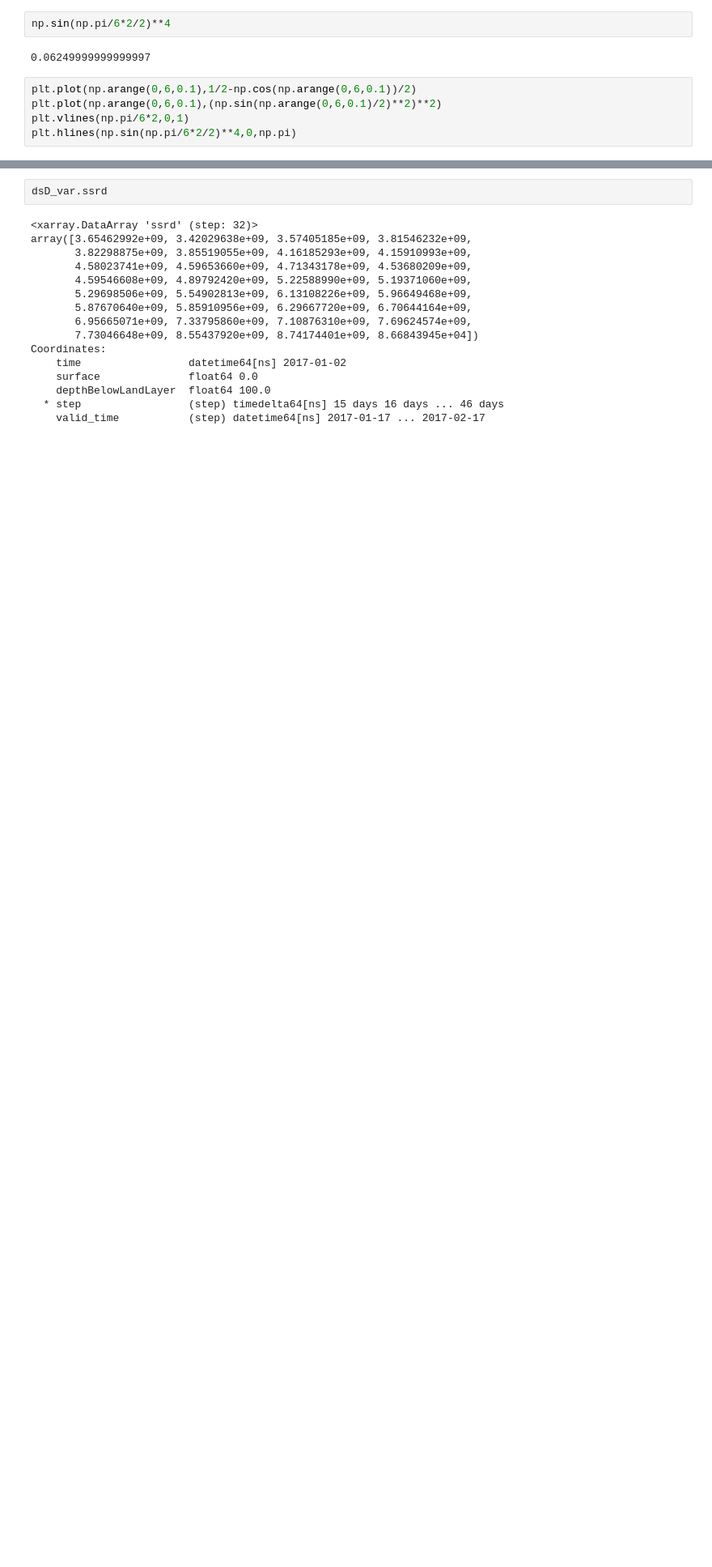
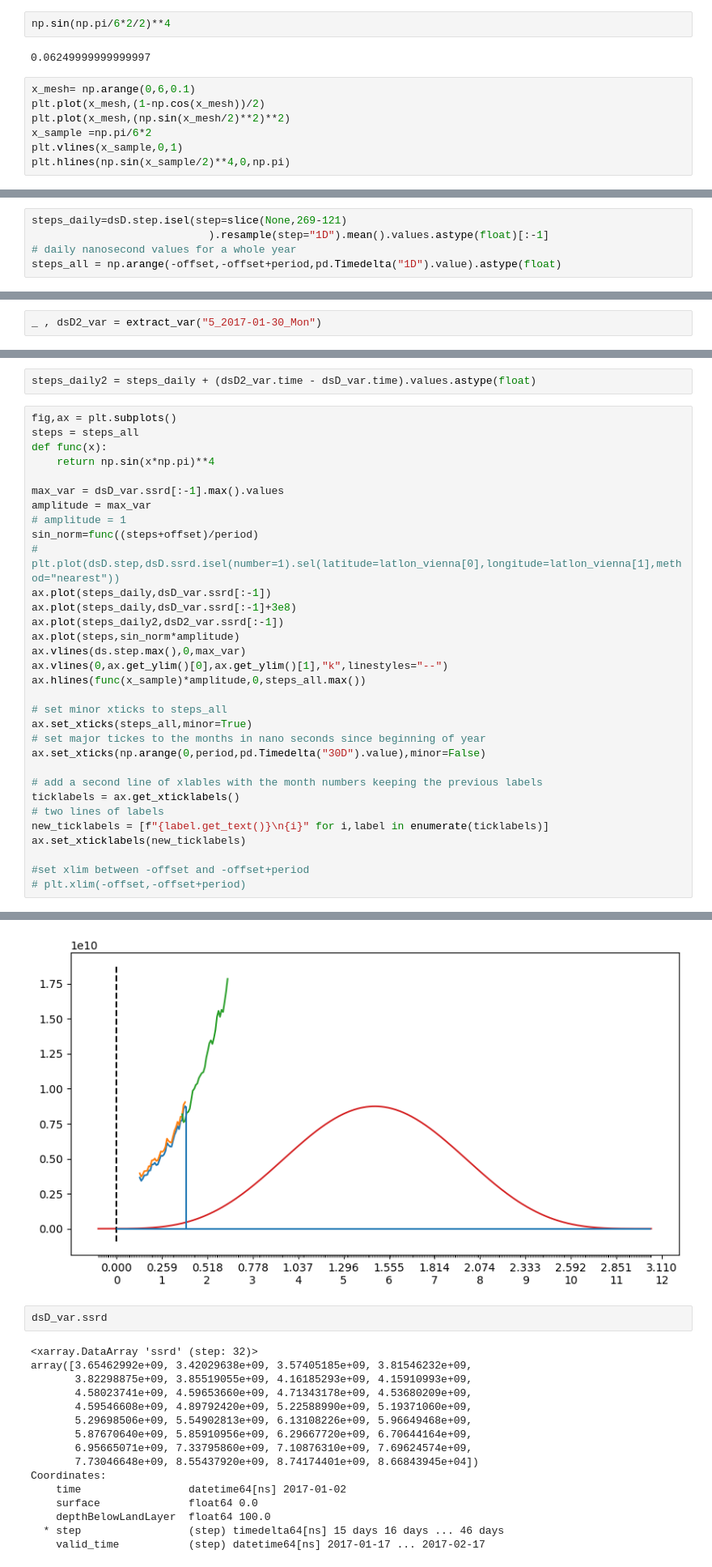
Before and after one commit to elkir/iccs23-hacakthon-delorean-datasets, a Jupyter notebook: notebooks/008_variance_sinusoidal.ipynb, the cells around one changed output, grey strips where cells are left out. Shown at 81% size. Saved outputs shown, nothing was run; the diff lists cells and outputs as text; blank space fills up the shorter version.

```diff
--- a/notebooks/008_variance_sinusoidal.ipynb
+++ b/notebooks/008_variance_sinusoidal.ipynb
@@ -374,10 +213,12 @@ np.sin(np.pi/6*2/2)**4
 # %% [output]
 0.06249999999999997
 # %%
-plt.plot(np.arange(0,6,0.1),1/2-np.cos(np.arange(0,6,0.1))/2)
-plt.plot(np.arange(0,6,0.1),(np.sin(np.arange(0,6,0.1)/2)**2)**2)
-plt.vlines(np.pi/6*2,0,1)
-plt.hlines(np.sin(np.pi/6*2/2)**4,0,np.pi)
+x_mesh= np.arange(0,6,0.1)
+plt.plot(x_mesh,(1-np.cos(x_mesh))/2)
+plt.plot(x_mesh,(np.sin(x_mesh/2)**2)**2)
+x_sample =np.pi/6*2
+plt.vlines(x_sample,0,1)
+plt.hlines(np.sin(x_sample/2)**4,0,np.pi)
 # %% [output]
 <matplotlib.collections.LineCollection at 0x...>
 [figure]
@@ -395,0 +241,5 @@ plt.plot(steps_daily,sin_norm*amplitude)
+# %%
+steps_daily=dsD.step.isel(step=slice(None,269-121)
+                            ).resample(step="1D").mean().values.astype(float)[:-1]
+# daily nanosecond values for a whole year
+steps_all = np.arange(-offset,-offset+period,pd.Timedelta("1D").value).astype(float)
@@ -395,0 +250,2 @@ plt.plot(steps_daily,sin_norm*amplitude)
+# %%
+_ , dsD2_var = extract_var("5_2017-01-30_Mon")
@@ -395,0 +257,35 @@ plt.plot(steps_daily,sin_norm*amplitude)
+# %%
+steps_daily2 = steps_daily + (dsD2_var.time - dsD_var.time).values.astype(float)
+# %%
+fig,ax = plt.subplots()
+steps = steps_all
+def func(x):
+    return np.sin(x*np.pi)**4
+
+max_var = dsD_var.ssrd[:-1].max().values
+amplitude = max_var
+# amplitude = 1
+sin_norm=func((steps+offset)/period)
+# plt.plot(dsD.step,dsD.ssrd.isel(number=1).sel(latitude=latlon_vienna[0],longitude=latlon_vienna[1],method="nearest"))
+ax.plot(steps_daily,dsD_var.ssrd[:-1])
+ax.plot(steps_daily,dsD_var.ssrd[:-1]+3e8)
+ax.plot(steps_daily2,dsD2_var.ssrd[:-1])
+ax.plot(steps,sin_norm*amplitude)
+ax.vlines(ds.step.max(),0,max_var)
+ax.vlines(0,ax.get_ylim()[0],ax.get_ylim()[1],"k",linestyles="--")
+ax.hlines(func(x_sample)*amplitude,0,steps_all.max())
+
+# set minor xticks to steps_all
+ax.set_xticks(steps_all,minor=True)
+# set major tickes to the months in nano seconds since beginning of year
+ax.set_xticks(np.arange(0,period,pd.Timedelta("30D").value),minor=False)
+
+# add a second line of xlables with the month numbers keeping the previous labels
+ticklabels = ax.get_xticklabels()
+# two lines of labels
+new_ticklabels = [f"{label.get_text()}\n{i}" for i,label in enumerate(ticklabels)]
+ax.set_xticklabels(new_ticklabels)
+
+#set xlim between -offset and -offset+period
+# plt.xlim(-offset,-offset+period)
+# %% [output]
@@ -396,3 +305,4 @@ plt.plot(steps_daily,sin_norm*amplitude)
+[figure, added]
 # %%
 dsD_var.ssrd
 # %% [output]
```
Also changed, not shown: parts of 27 cells of this notebook.
